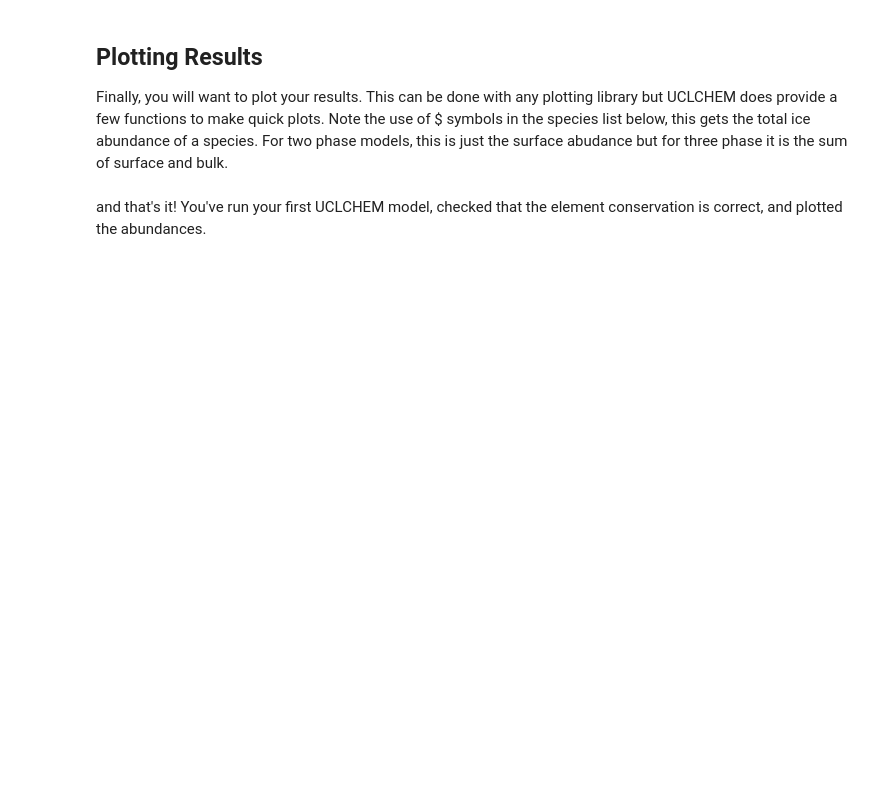
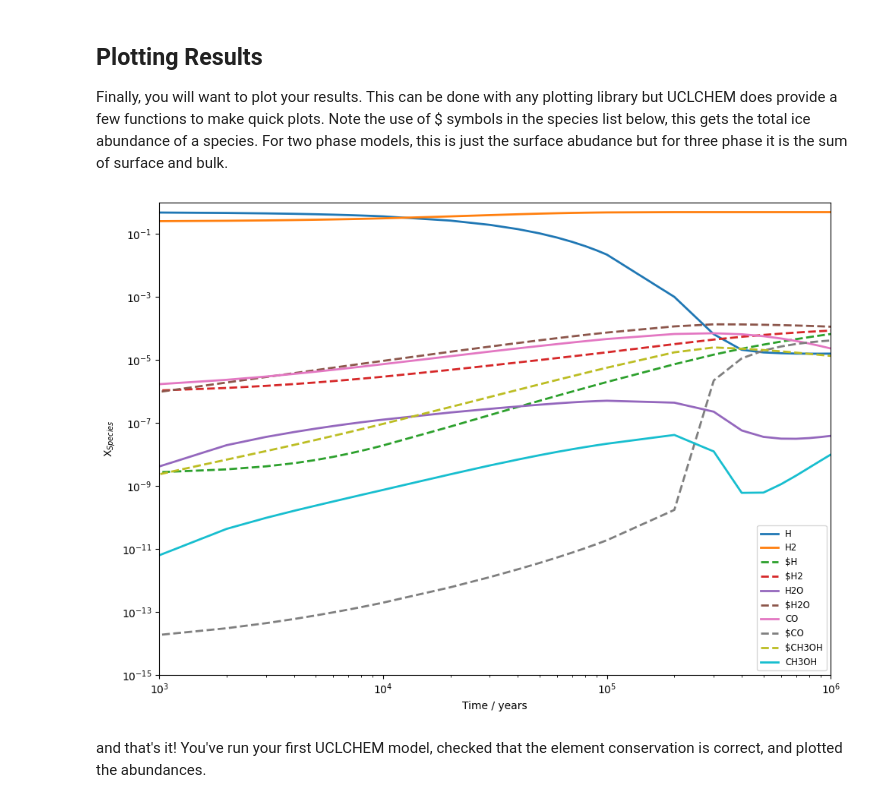
Before and after one commit to uclchem/UCLCHEM, a Jupyter notebook: notebooks/1_first_model.ipynb, the cells around one changed output. Cells and saved outputs as stored; diff of their text form; code cells hidden in the pictures; blank space fills up the shorter version.

```diff
--- a/notebooks/1_first_model.ipynb
+++ b/notebooks/1_first_model.ipynb
@@ -420,3 +10,17 @@
 UCLCHEM's `Cloud` class, models a spherical cloud of isothermal gas. We can keep a constant density or have it increase over time following a freefall equation. This model is generally useful whenever you want to model a homogeneous cloud of gas under constant conditions. For example, in the inner parts of a molecular cloud where Av $\gtrsim$ 10 there are very few depth dependent processes. You may wish to model the whole of this UV shielded portion of the cloud with a single `Cloud` model.
 
 Due to the large number of parameters in a chemical model and the way fortran and python interaction, we find it is easiest to do parameter input through python dictionaries. In this block, we define param_dict which contains the parameters we wish to modify for this run. Every `uclchem.model` class accepts a dictionary as an optional argument. Every parameter has a default value which is overridden if that parameter is specified in this dictionary. You can find a complete list of modifiable parameters and their default values in [our parameter docs](/docs/parameters).
+# %%
+# set a parameter dictionary for phase 1 collapse model
+out_species = ["SO", "CO"]
+param_dict = {
+    "endAtFinalDensity": False,  # stop at finalTime
+    "freefall": False,  # don't increase density in freefall
+    "initialDens": 1e4,  # starting density
+    "initialTemp": 10.0,  # temperature of gas
+    "finalTime": 1.0e6,  # final time
+    "rout": 0.1,  # radius of cloud in pc
+    "baseAv": 1.0,  # visual extinction at cloud edge.
+}
+cloud = uclchem.model.Cloud(param_dict=param_dict, out_species=out_species)
+cloud.check_error()
@@ -439,5 +60,13 @@ Changes of less than 1\% are fine for many cases but if they are too high, you c
 # %% [markdown]
 ## Plotting Results
 Finally, you will want to plot your results. This can be done with any plotting library but UCLCHEM does provide a few functions to make quick plots. Note the use of $ symbols in the species list below, this gets the total ice abundance of a species. For two phase models, this is just the surface abudance but for three phase it is the sum of surface and bulk.
+# %%
+fig, ax = cloud.create_abundance_plot(
+    species=["H", "H2", "$H", "$H2", "H2O", "$H2O", "CO", "$CO", "$CH3OH", "CH3OH"],
+    figsize=(10, 7),
+)
+ax = ax.set(xscale="log", ylim=(1e-15, 1), xlim=(1e3, 1e6))
+# %% [output]
+[figure, added]
 # %% [markdown]
 and that's it! You've run your first UCLCHEM model, checked that the element conservation is correct, and plotted the abundances.
```
Also changed, not shown: parts of 6 cells of this notebook.
